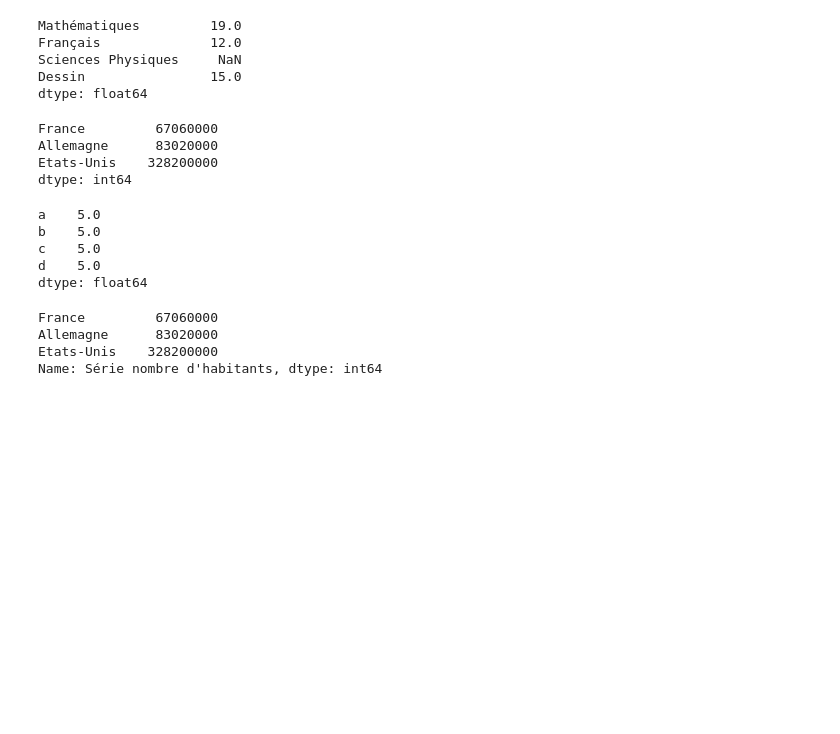
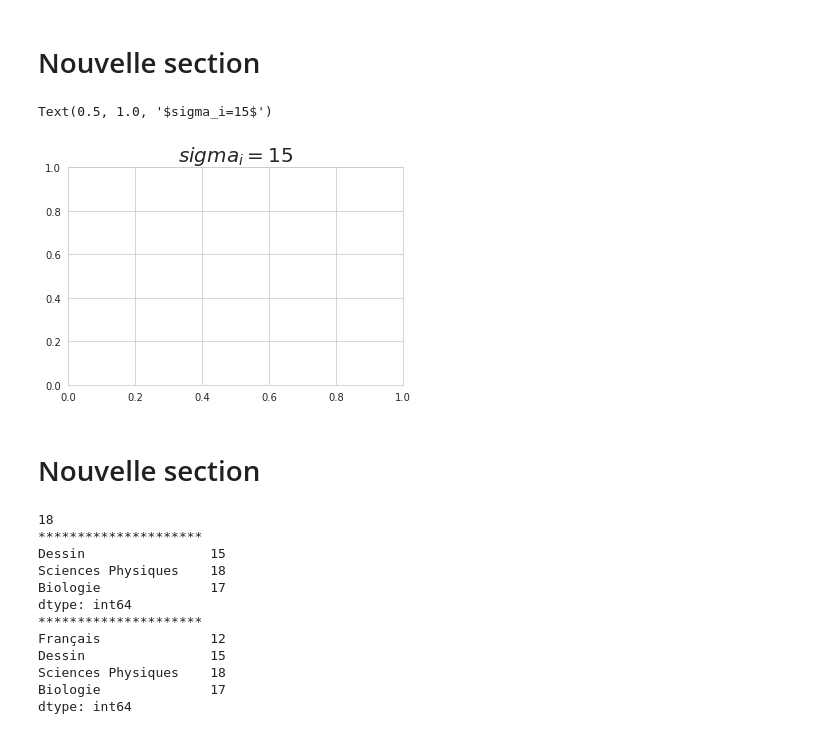
Before and after one commit to balladembelemoussa/codesandbox-template-nuxt, a Jupyter notebook: Untitled.ipynb, the cells around one changed output. Saved outputs shown, nothing was run; the diff lists cells and outputs as text; code cells hidden in the pictures; blank space fills up the shorter version.

```diff
--- a/Untitled.ipynb
+++ b/Untitled.ipynb
@@ -32,10 +19,36 @@ False
+# %% [markdown]
+# Nouvelle section
+# %%
+>>> plt.title(r'$sigma_i=15$', fontsize=20)
+# %% [output]
+Text(0.5, 1.0, '$sigma_i=15$')
+[figure, added]
+# %% [markdown]
+# Nouvelle section
 # %%
-notes = {"Mathématiques": 19, "Français": 12, "Dessin": 15}
-ser = pd.Series(notes, index=["Mathématiques", "Français", "Sciences Physiques", "Dessin" ])
-ser
+notes = {"Mathématiques": 19, "Français": 12, "Dessin": 15, "Sciences Physiques": 18, "Biologie": 17}
+
+ser = pd.Series(notes)
+
+print(ser[-2])
+
+print("*********************")
+
+print(ser[2:])
+
+print("*********************")
+
+print(ser["Français": "Biologie"])
 # %% [output]
-Mathématiques         19.0
-Français              12.0
-Sciences Physiques     NaN
-Dessin                15.0
-dtype: float64
+18
+*********************
+Dessin                15
+Sciences Physiques    18
+Biologie              17
+dtype: int64
+*********************
+Français              12
+Dessin                15
+Sciences Physiques    18
+Biologie              17
+dtype: int64
@@ -44,26 +54,0 @@ import numpy as np
-# %%
-ser = pd.Series(np.array([67060000, 83020000, 328200000]), index=["France", "Allemagne", "Etats-Unis"])
-ser
-# %% [output]
-France         67060000
-Allemagne      83020000
-Etats-Unis    328200000
-dtype: int64
-# %%
-ser = pd.Series(5.0, index=["a", "b", "c", "d"])
-ser
-# %% [output]
-a    5.0
-b    5.0
-c    5.0
-d    5.0
-dtype: float64
-# %%
-data = np.array([67060000, 83020000, 328200000])
-ser = pd.Series(data, index=["France", "Allemagne", "Etats-Unis"], name="Série nombre d'habitants")
-ser
-# %% [output]
-France         67060000
-Allemagne      83020000
-Etats-Unis    328200000
-Name: Série nombre d'habitants, dtype: int64
```
Also changed, not shown: parts of 12 cells of this notebook.
